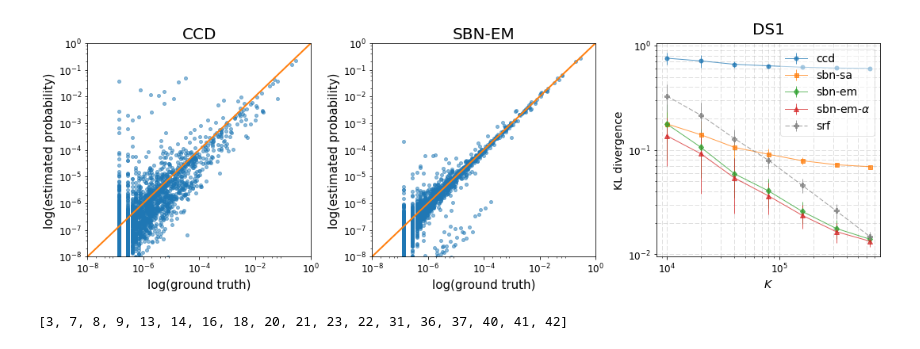
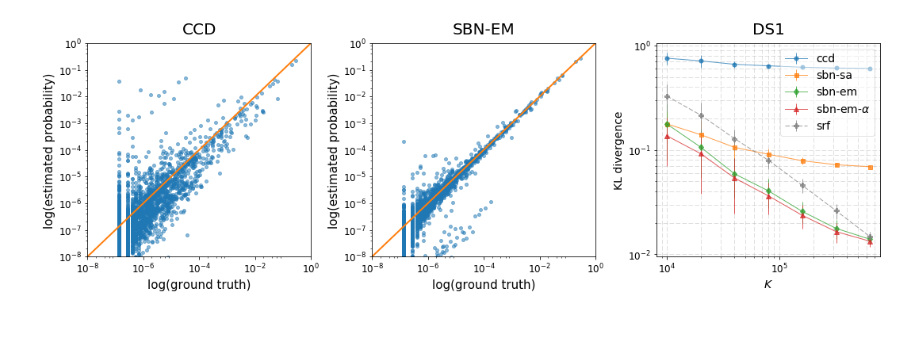
Before and after one commit to zcrabbit/sbn, a Jupyter notebook: experiments/DS1.ipynb, the cells around one changed output. Cells and saved outputs as stored; diff of their text form; code cells hidden in the pictures.

```diff
--- a/experiments/DS1.ipynb
+++ b/experiments/DS1.ipynb
@@ -240,4 +100,2 @@ array([[ 0.7550389 ,  0.17739828,  0.17693583,  0.13648644,  0.13909946],
 # %%
 model = SBN(taxa, emp_tree_freq)
-# %%
-model.bn_train_prob(tree_dict_total, tree_names_total, tree_wts_total)
@@ -252,2 +101,0 @@ defaultdict(float, {'bn': 0.068745886732132444, 'ccd': 0.60224595511791978})
-# %%
-ccd_est_prob = [model.ccd_estimate(tree_dict_total[tree_name]) for tree_name in tree_names_total]
@@ -462,59 +131,44 @@ kl_div_mat = np.load('../results/DS1/kl-div-mat-freq.npy')
-# %%
-# colors = ['#1f77b4', '#ff7f0e', '#2ca02c', '#d62728', '#9467bd', '#8c564b', '#e377c2', '#7f7f7f', '#bcbd22', '#17becf']
-colors = ['#1f77b4', '#ff7f0e', '#2ca02c', '#d62728', '#9467bd', 'gray']
 # %%
 K_v = [10000, 20000, 40000, 80000, 160000, 320000, 640000]
-labels={0:'ccd',1:'sbn-sa',2:'sbn-em',3:'sbn-em-'+r'$\alpha$',4:'sbn-em-'+r'$\alpha_1$', 5:'srf'}
-fmts={0:'-o',1:'-s',2:'-d',3:'-^',4:'-*',5:'--P'}
-marksz={0:5,1:5,2:6,3:6,4:8,5:6}
+labels={0:'ccd',1:'sbn-sa',2:'sbn-em',3:'sbn-em-'+r'$\alpha$',4:'srf'}
+fmts={0:'-o',1:'-s',2:'-d',3:'-^',4:'--P'}
+marksz={0:5,1:5,2:6,3:6,4:6}
 # %%
 fig, (ax1,ax2,ax3) = plt.subplots(1,3,figsize=(15,5))
 ax1.plot(tree_wts_total, ccd_est_prob, 'o', markersize=4, alpha=0.5)
 ax1.set_xlim([1e-8,1])
 ax1.set_ylim(ax1.get_xlim())
 ax1.loglog([1e-8,1],[1e-8,1],linewidth=2)
-ax1.set_title('CCD', fontsize=20)
+ax1.set_title('CCD', y=1.02, fontsize=20)
 ax1.set_xlabel('log(ground truth)',fontsize=15)
 ax1.set_ylabel('log(estimated probability)',fontsize=15)
 ax1.tick_params(labelsize=12)
-# ax.axis('equal')
-
-# ax2.plot(tree_wts_total, bn_est_prob, 'o', markersize=4, alpha=0.5)
-# ax2.set_xlim([1e-8,1])
-# ax2.set_ylim(ax2.get_xlim())
-# ax2.loglog([1e-8,1],[1e-8,1],linewidth=2)
-# ax2.set_title('SBN-SA', fontsize=20)
-# ax2.set_xlabel('log(simple probability)',fontsize=15)
-# ax2.set_ylabel('log(bayesian network probability)',fontsize=15)
-# ax2.tick_params(labelsize=12)
 
 ax2.plot(tree_wts_total, bn_em_est_prob, 'o', markersize=4, alpha=0.5)
 ax2.set_xlim([1e-8,1])
 ax2.set_ylim(ax2.get_xlim())
 ax2.loglog([1e-8,1],[1e-8,1],linewidth=2)
-ax2.set_title('SBN-EM', fontsize=20)
+ax2.set_title('SBN-EM', y=1.02, fontsize=20)
 ax2.set_xlabel('log(ground truth)',fontsize=15)
 ax2.set_ylabel('log(estimated probability)',fontsize=15)
 ax2.tick_params(labelsize=12)
 
 
 ax3.set_xscale('log')
 ax3.set_yscale('log')
-for i in [0,1,2,3,5]:
+for i in [0,1,2,3,4]:
     ax3.errorbar(K_v, kl_div_mean[:,i], yerr=kl_div_std[:,i], c=colors[i], label=labels[i], fmt=fmts[i],markersize=marksz[i], alpha=0.75, linewidth=1)
 
 leg = ax3.legend(loc='best',fontsize=14)
 leg.get_frame().set_alpha(0.5)
 ax3.grid(which='both', linestyle='--', alpha=0.5)
 ax3.tick_params(labelsize=12)
 ax3.set_xlabel(r'$K$', fontsize=14)
 ax3.set_ylabel('KL divergence', fontsize=14)
 ax3.set_title('DS1', y=1.02, fontsize=20)
 
 plt.tight_layout()
 
-plt.savefig('figs/sbn-vs-ccd-DS1-kl-freq-grey-new-label.pdf', transparent=True, dpi=1200, bbox_inches='tight')
-
 plt.show()
 # %% [output]
-[figure, old version]
+[figure, new version]
@@ -523,4 +174,0 @@ peak1_idx = [idx for idx, peak in idx2peaks if peak==1]
-# %%
-peak2_idx
-# %% [output]
-[3, 7, 8, 9, 13, 14, 16, 18, 20, 21, 23, 22, 31, 36, 37, 40, 41, 42]
```
Also changed, not shown: parts of 47 cells of this notebook, 2 other files.
